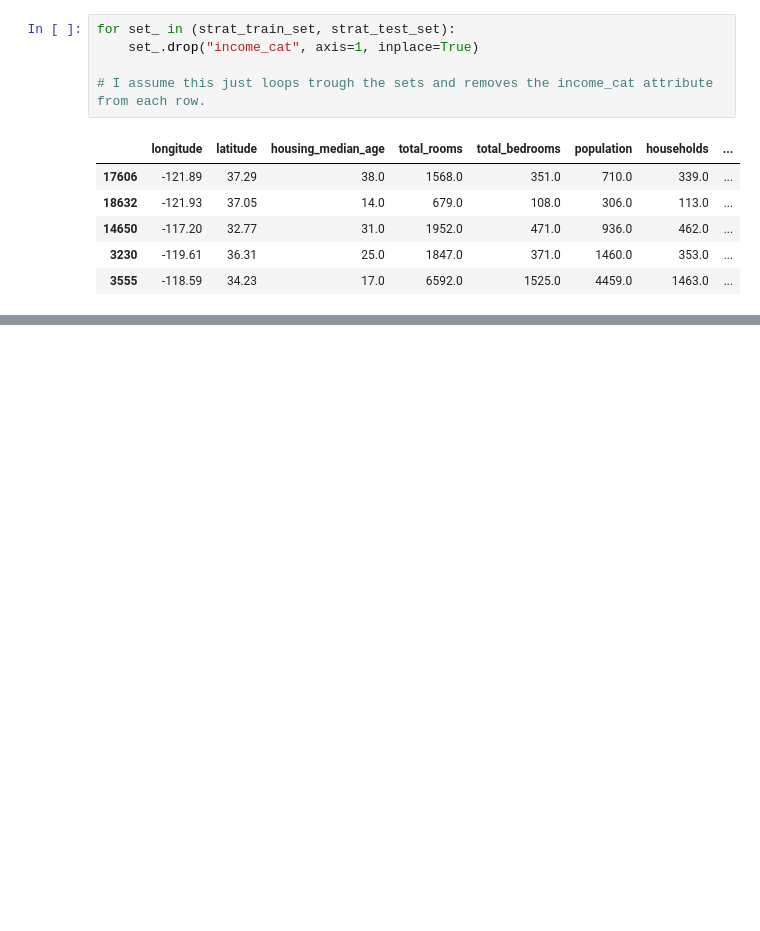
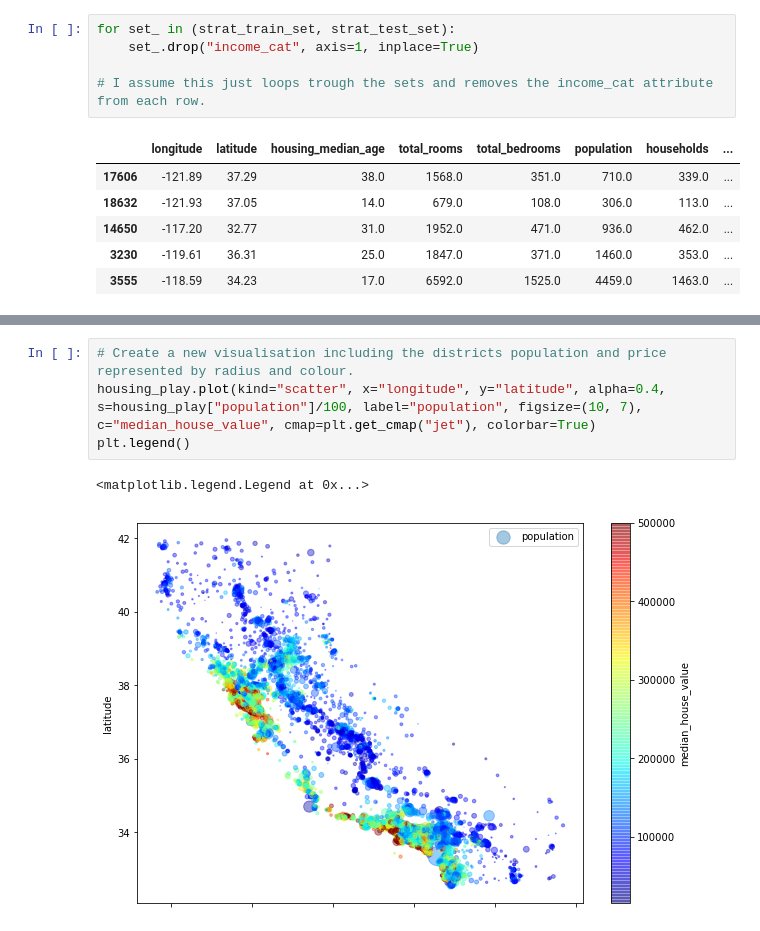
Before and after one commit to ironfinger/MachineLearningBook, a Jupyter notebook: Chapter1/MachineLearning.ipynb, the cells around one changed output, grey strips where cells are left out. Cells and saved outputs as stored; diff of their text form; blank space fills up the shorter version.

```diff
--- a/Chapter1/MachineLearning.ipynb
+++ b/Chapter1/MachineLearning.ipynb
@@ -166,0 +178,7 @@ for set_ in (strat_train_set, strat_test_set):
+# %%
+# Create a new visualisation including the districts population and price represented by radius and colour.
+housing_play.plot(kind="scatter", x="longitude", y="latitude", alpha=0.4, s=housing_play["population"]/100, label="population", figsize=(10, 7), c="median_house_value", cmap=plt.get_cmap("jet"), colorbar=True)
+plt.legend()
+# %% [output]
+<matplotlib.legend.Legend at 0x...>
+[figure, added]
```
Also changed, not shown: parts of 7 cells of this notebook.
